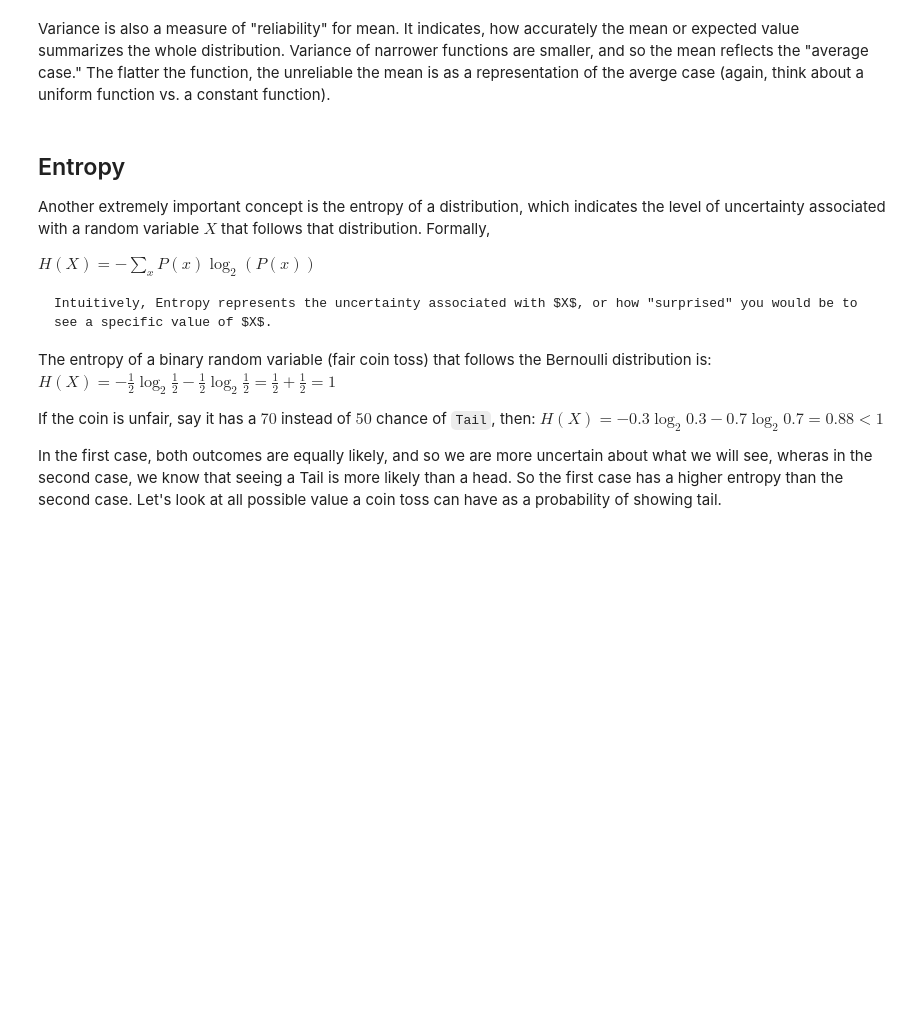
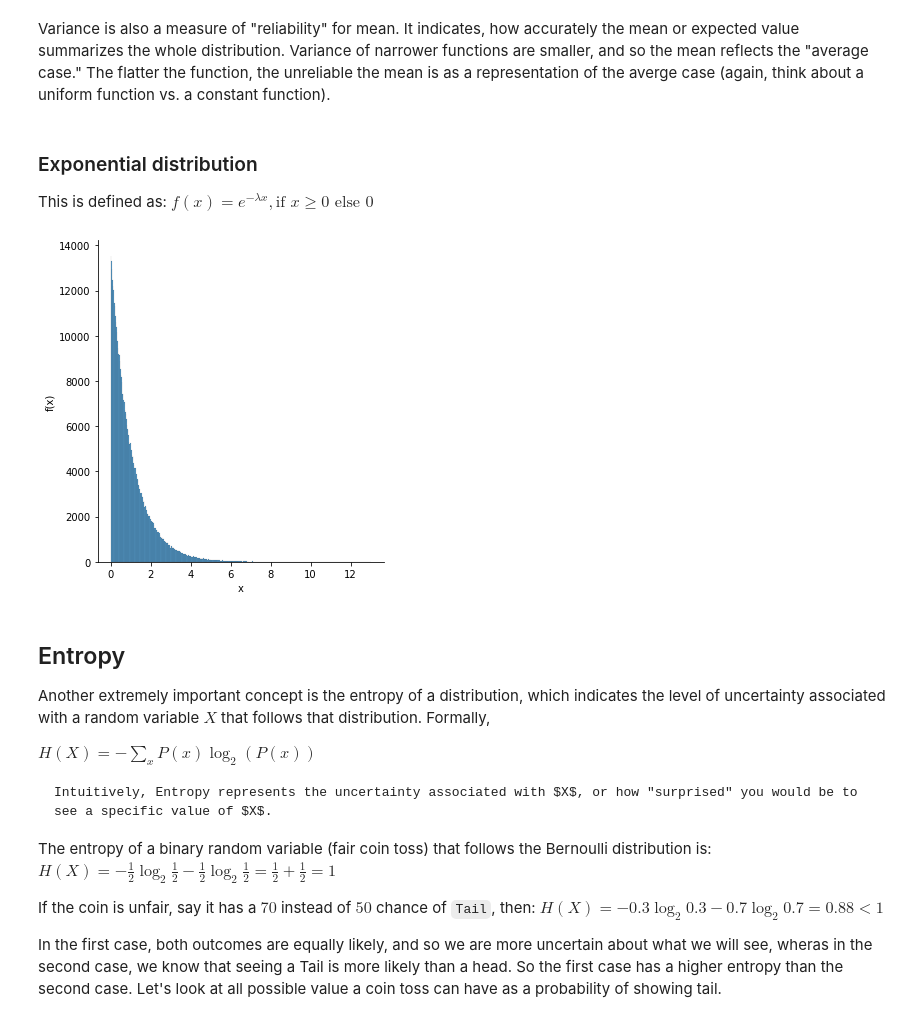
Before and after one commit to PERSUE-Lab-ASU/cse467-tutorial, a Jupyter notebook: chapters/preli/probability.ipynb, the cells around one changed output. Drawn from its saved outputs; the diff is of its cells as text; code cells hidden in the pictures; blank space fills up the shorter version.

```diff
--- a/chapters/preli/probability.ipynb
+++ b/chapters/preli/probability.ipynb
@@ -154,5 +156,16 @@ plt.show()
 # %% [markdown]
 Variance is also a measure of "reliability" for mean. It indicates, how accurately the mean or expected value summarizes the whole distribution. Variance of narrower functions are smaller, and so the mean reflects the "average case." The flatter the function, the unreliable the mean is as a representation of the averge case (again, think about a uniform function vs. a constant function).
+# %% [markdown]
+### Exponential distribution
+
+This is defined as: $f(x) = e^{-\lambda x}, \text{if } x\geq0 \text{ else } 0$
+# %%
+sns.displot(x=np.random.exponential(1,500000))
+plt.xlabel('x')
+plt.ylabel('f(x)')
+plt.show()
+# %% [output]
+[figure, added]
 # %% [markdown]
 ## Entropy
 Another extremely important concept is the entropy of a distribution, which indicates the level of uncertainty associated with a random variable $X$ that follows that distribution. Formally,
```
Also changed, not shown: parts of 7 cells of this notebook.
